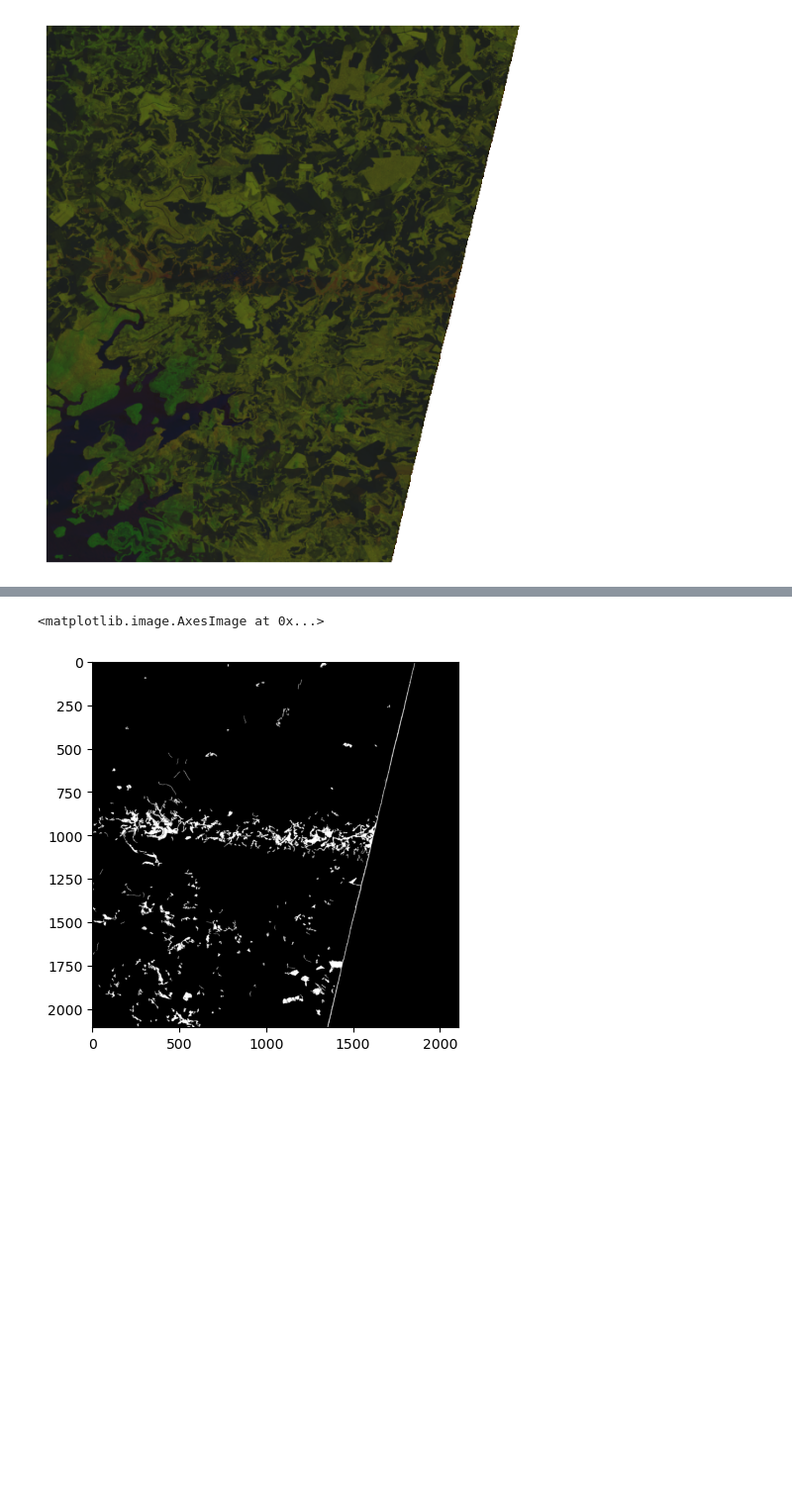
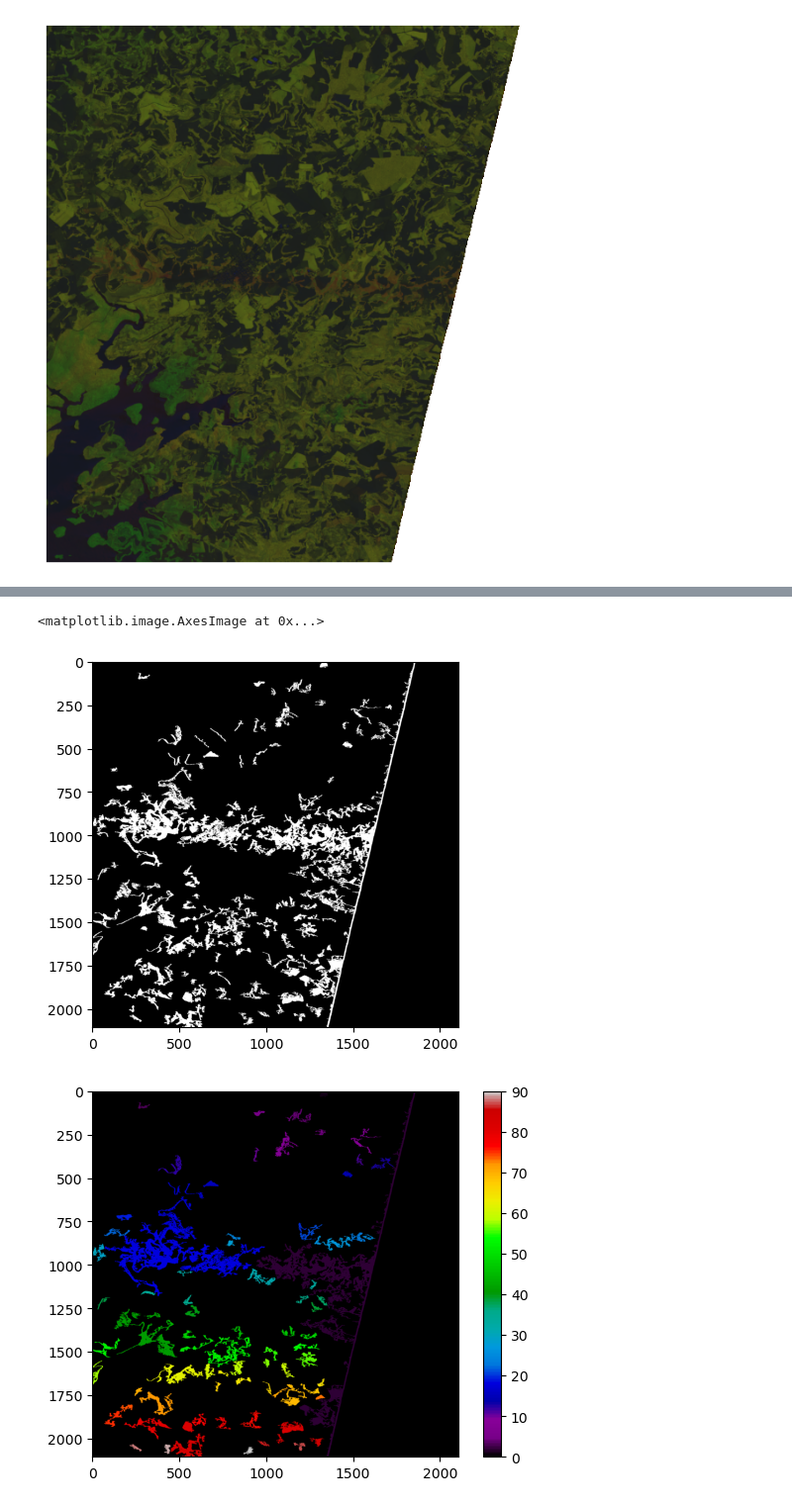
Before and after one commit to Lct0015/Final-Project, a Jupyter notebook: Tornado Tracks.ipynb, the cells around one changed output, grey strips where cells are left out. Shown at 99% size. Drawn from its saved outputs; the diff is of its cells as text; code cells hidden in the pictures; blank space fills up the shorter version.

```diff
--- a/Tornado Tracks.ipynb
+++ b/Tornado Tracks.ipynb
@@ -53,11 +64,20 @@ Text(0.5, 1.0, 'Candidate tornado pixels')
 # %%
-from skimage.morphology import skeletonize, remove_small_objects
-clean_mask = remove_small_objects(mask, min_size = 50)
+from skimage.morphology import remove_small_objects
+clean_mask = remove_small_objects(mask_dilated, max_size = 500)
 
 plt.imshow(clean_mask, cmap = "gray")
 # %% [output]
 <matplotlib.image.AxesImage at 0x...>
-[figure, old version]
+[figure, new version]
+# %%
+from skimage.measure import label, regionprops
+labeled_mask = label(clean_mask, connectivity = 2)
+regions = regionprops(labeled_mask)
+plt.imshow(labeled_mask, cmap = 'nipy_spectral')
+plt.colorbar()
+plt.show()
+# %% [output]
+[figure, added]
 # %%
 from skimage import measure
 
```
Also changed, not shown: parts of 3 cells of this notebook.
